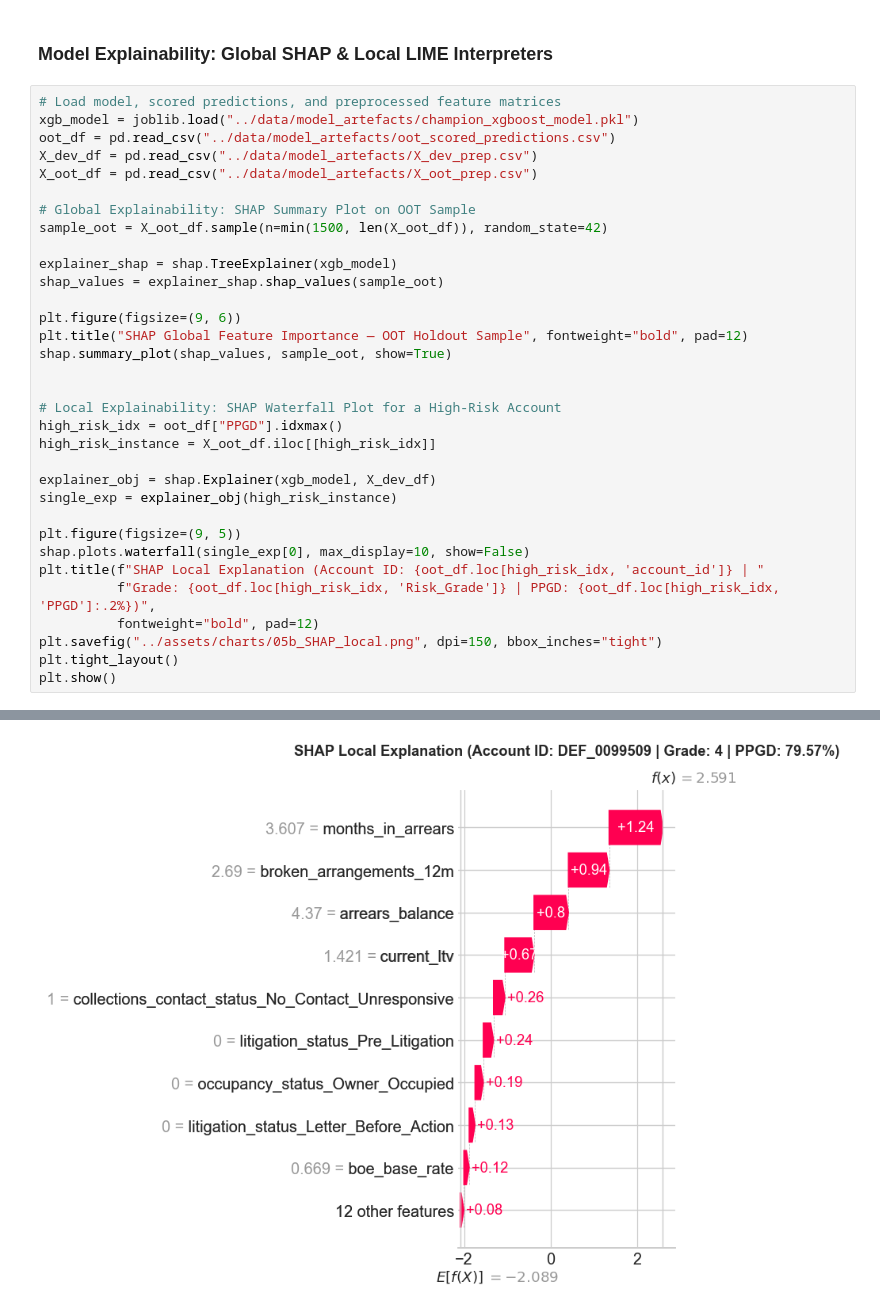
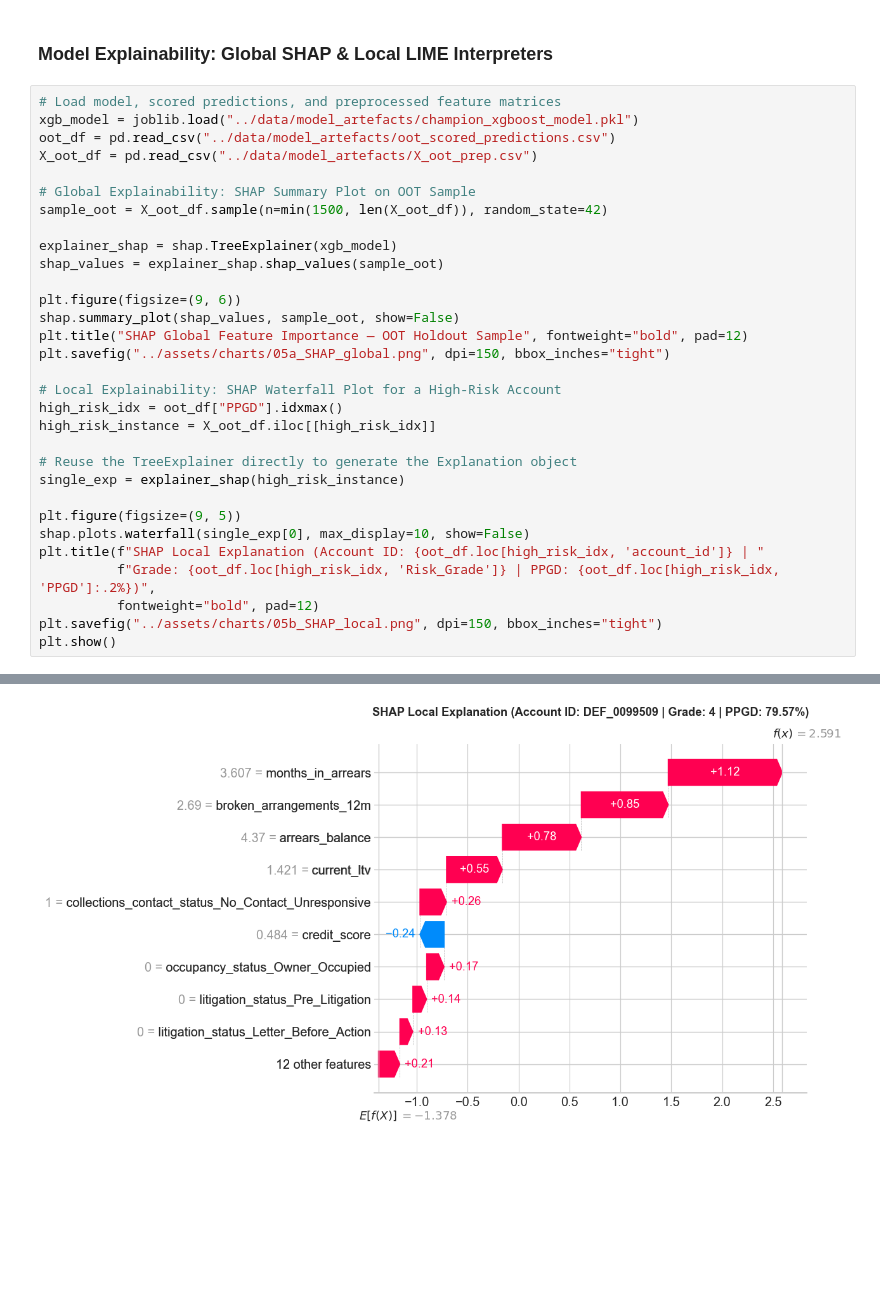
Before and after one commit to Beck40/Mortgage-Risk-Modelling, a Jupyter notebook: notebooks/04_model_evaluation.ipynb, the cells around one changed output, grey strips where cells are left out. Saved outputs shown, nothing was run; the diff lists cells and outputs as text; blank space fills up the shorter version.

Commit message:
additions to readme, functional SHAP global explainer chart and explainations to model charts

```diff
--- a/notebooks/04_model_evaluation.ipynb
+++ b/notebooks/04_model_evaluation.ipynb
@@ -469,7 +469,6 @@ display(welch_results_df.style.format({
 # Load model, scored predictions, and preprocessed feature matrices
 xgb_model = joblib.load("../data/model_artefacts/champion_xgboost_model.pkl")
 oot_df = pd.read_csv("../data/model_artefacts/oot_scored_predictions.csv")
-X_dev_df = pd.read_csv("../data/model_artefacts/X_dev_prep.csv")
 X_oot_df = pd.read_csv("../data/model_artefacts/X_oot_prep.csv")
 
 # Global Explainability: SHAP Summary Plot on OOT Sample
@@ -479,16 +478,16 @@ explainer_shap = shap.TreeExplainer(xgb_model)
 shap_values = explainer_shap.shap_values(sample_oot)
 
 plt.figure(figsize=(9, 6))
+shap.summary_plot(shap_values, sample_oot, show=False)
 plt.title("SHAP Global Feature Importance — OOT Holdout Sample", fontweight="bold", pad=12)
-shap.summary_plot(shap_values, sample_oot, show=True)
-
+plt.savefig("../assets/charts/05a_SHAP_global.png", dpi=150, bbox_inches="tight")
 
 # Local Explainability: SHAP Waterfall Plot for a High-Risk Account
 high_risk_idx = oot_df["PPGD"].idxmax()
 high_risk_instance = X_oot_df.iloc[[high_risk_idx]]
 
-explainer_obj = shap.Explainer(xgb_model, X_dev_df)
-single_exp = explainer_obj(high_risk_instance)
+# Reuse the TreeExplainer directly to generate the Explanation object
+single_exp = explainer_shap(high_risk_instance)
 
 plt.figure(figsize=(9, 5))
 shap.plots.waterfall(single_exp[0], max_display=10, show=False)
@@ -496,6 +495,5 @@ plt.title(f"SHAP Local Explanation (Account ID: {oot_df.loc[high_risk_idx, 'acco
           f"Grade: {oot_df.loc[high_risk_idx, 'Risk_Grade']} | PPGD: {oot_df.loc[high_risk_idx, 'PPGD']:.2%})",
           fontweight="bold", pad=12)
 plt.savefig("../assets/charts/05b_SHAP_local.png", dpi=150, bbox_inches="tight")
-plt.tight_layout()
 plt.show()
 # %% [output]
@@ -505 +501 @@ Background dataset has 48838 samples but max_samples=100. Subsampling to 100 sam
-[figure, old version]
+[figure, new version]
```
Also changed, not shown: parts of 2 cells of this notebook, 4 other files.
